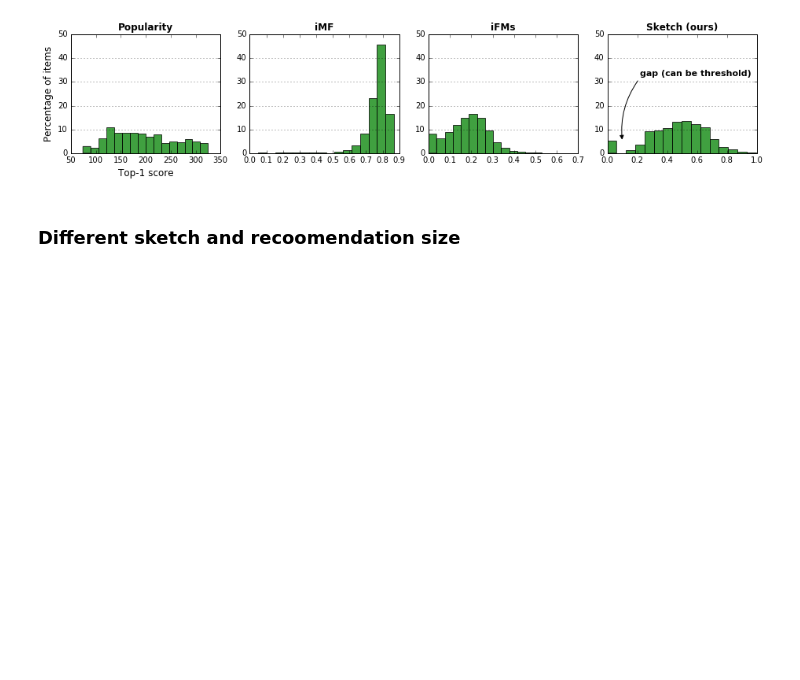
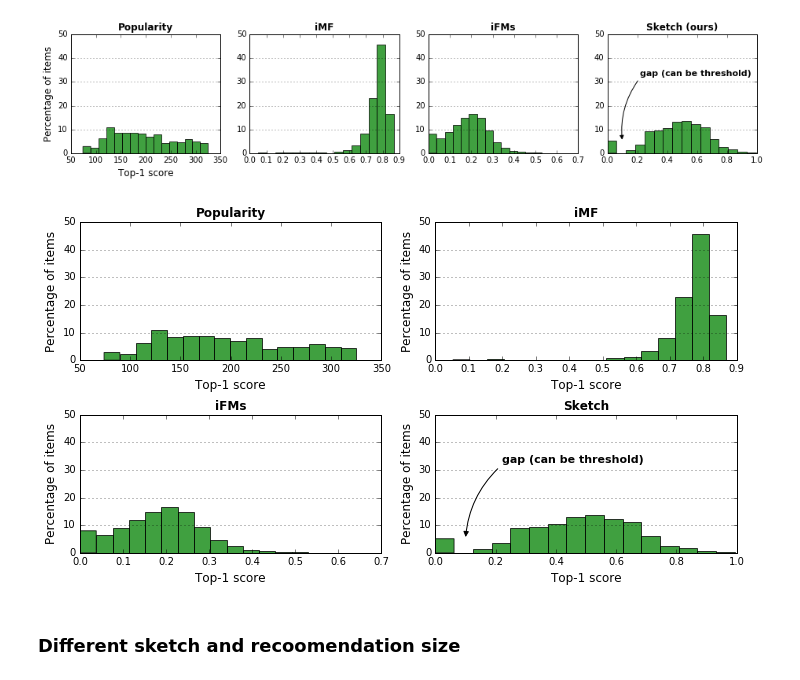
Before and after one commit to takuti/stream-recommender, a Jupyter notebook: notebook/paper-sketch.ipynb, the cells around one changed output. Cells and saved outputs as stored; diff of their text form; code cells hidden in the pictures; blank space fills up the shorter version.

```diff
--- a/notebook/paper-sketch.ipynb
+++ b/notebook/paper-sketch.ipynb
@@ -55,6 +67,6 @@ for i in range(len(colors)):
 # %%
 def show_result(path, at, n_item):
-    res = parse_result(path, window_size=500, at=at, n_item=n_item)
+    res = parse_result(path, window_size=500, n_item=n_item, at=at)
 
     # plt.subplot(122)
     plt.hist(res['top1_scores'], bins=16,
@@ -69,8 +81,8 @@ def show_result(path, at, n_item):
     fig = plt.gcf()
     fig.set_size_inches((5.5, 3))
 
-    print('recall: %.5f' % res['recall'])
-    print('MPR: %.5f' % res['MPR'])
+    # print('recall: %.5f' % res['recall'])
+    # print('MPR: %.5f' % res['MPR'])
     print('Recommend: %.5f sec' % res['avg_recommend'])
     print('Update: %.5f sec' % res['avg_update'])
 
@@ -426,6 +420,39 @@ plt.tight_layout()
 fig.savefig('../../../paper/images/chiir-2017/ml100k_top1.eps')
 # %% [output]
 [figure]
+# %%
+for i, (t, scores) in enumerate(zip(['Popularity', 'iMF', 'iFMs', 'Sketch'], [top1_popular, top1_iMF, top1_iFMs, top1_sketch])):
+    plt.subplot(2, 2, i + 1)
+    plt.hist(scores, bins=16,
+             weights=(np.zeros_like(scores) + 1. / len(scores))*100,
+             facecolor='g', alpha=0.75)
+
+    ax = plt.gca()
+    ax.set_xlabel('Top-1 score')
+    ax.set_ylabel('Percentage of items')
+    ax.yaxis.grid()
+    ax.set_title(t, fontweight='bold')
+
+    ax.set_ylim([0, 50])
+
+plt.subplot(2, 2, 4)
+plt.annotate(r'gap (can be threshold)',
+             xy=(0.1, 5), xytext=(0.22, 32.5), size=11, color='k', fontweight='bold',
+             arrowprops=dict(color='k',
+                             lw=1.,
+                             arrowstyle='-|>',
+                             connectionstyle='arc3,rad=0.2',
+                             relpos=(0., 0.)))
+
+fig = plt.gcf()
+fig.set_size_inches((10, 5.5))
+fig.patch.set_alpha(0.0)
+
+plt.tight_layout()
+
+fig.savefig('../../../paper/images/thesis/ml100k_top1.eps')
+# %% [output]
+[figure, added]
 # %% [markdown]
 ### Different sketch and recoomendation size
 # %%
```
Also changed, not shown: parts of 35 cells of this notebook.
